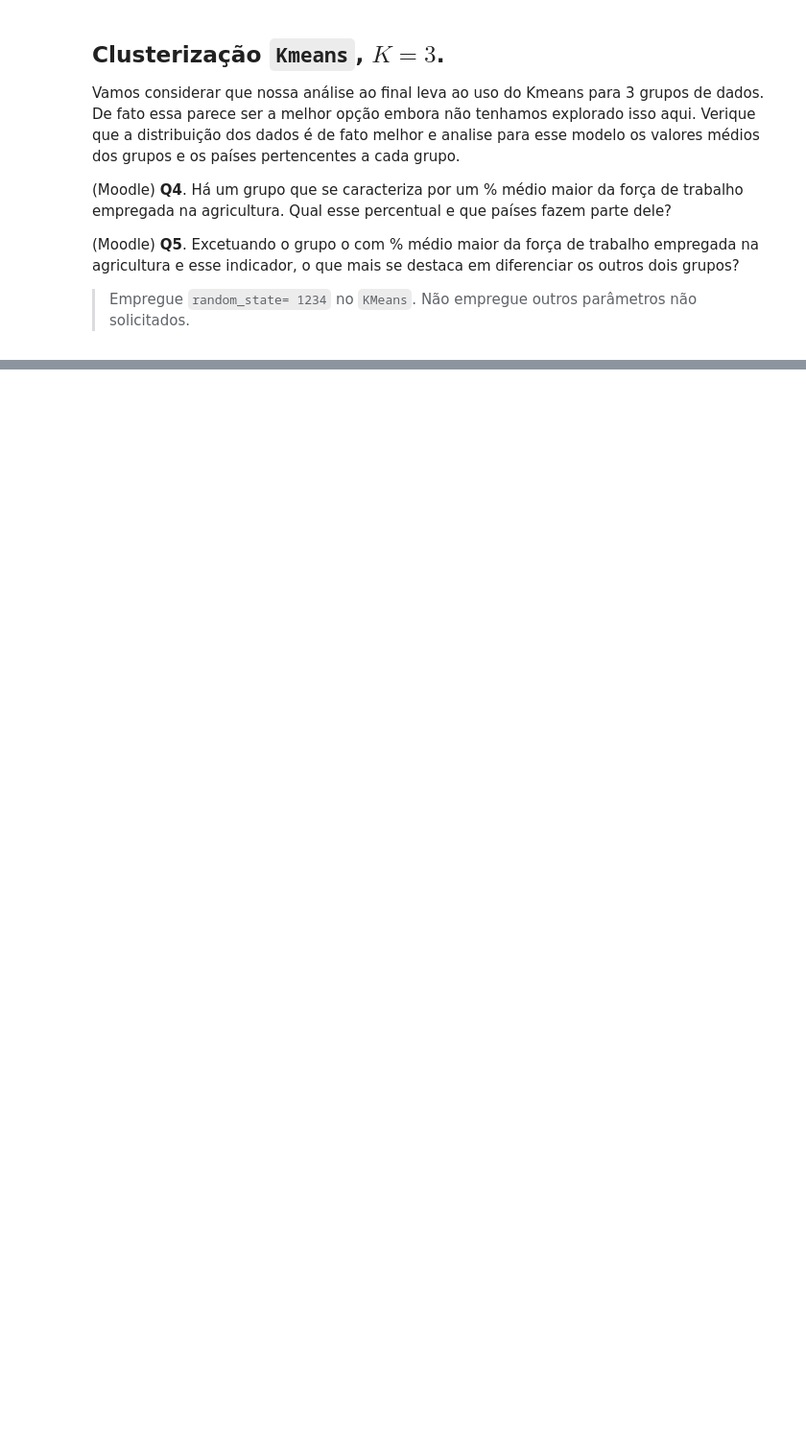
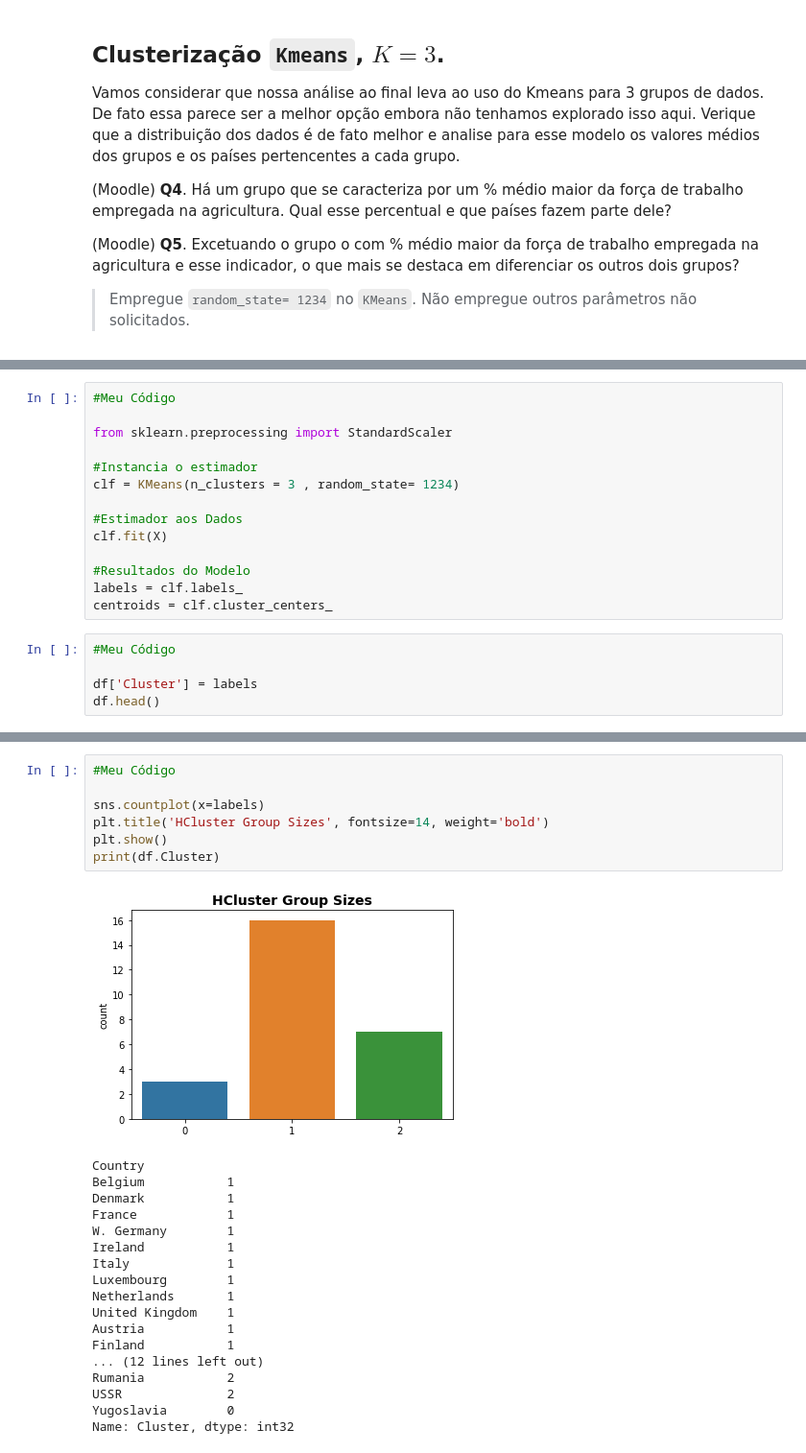
Before and after one commit to jnsoliveira/Atividades, a Jupyter notebook: Trilha6-MineracaoAnaliseDadosA1.ipynb, the cells around one changed output, grey strips where cells are left out. Shown at 96% size. Saved outputs shown, nothing was run; the diff lists cells and outputs as text; blank space fills up the shorter version.

```diff
--- a/Trilha6-MineracaoAnaliseDadosA1.ipynb
+++ b/Trilha6-MineracaoAnaliseDadosA1.ipynb
@@ -115,0 +237,19 @@ Vamos considerar que nossa análise ao final leva ao uso do Kmeans para 3 grupos
+# %%
+#Meu Código
+
+from sklearn.preprocessing import StandardScaler
+
+#Instancia o estimador
+clf = KMeans(n_clusters = 3 , random_state= 1234)
+
+#Estimador aos Dados
+clf.fit(X)
+
+#Resultados do Modelo
+labels = clf.labels_
+centroids = clf.cluster_centers_
+# %%
+#Meu Código
+
+df['Cluster'] = labels
+df.head()
@@ -115,0 +264,26 @@ Vamos considerar que nossa análise ao final leva ao uso do Kmeans para 3 grupos
+# %%
+#Meu Código
+
+sns.countplot(x=labels)
+plt.title('HCluster Group Sizes', fontsize=14, weight='bold')
+plt.show()
+print(df.Cluster)
+# %% [output]
+[figure, added]
+Country
+Belgium           1
+Denmark           1
+France            1
+W. Germany        1
+Ireland           1
+Italy             1
+Luxembourg        1
+Netherlands       1
+United Kingdom    1
+Austria           1
+Finland           1
+... (12 lines left out)
+Rumania           2
+USSR              2
+Yugoslavia        0
+Name: Cluster, dtype: int32
```
Also changed, not shown: parts of 23 cells of this notebook.
